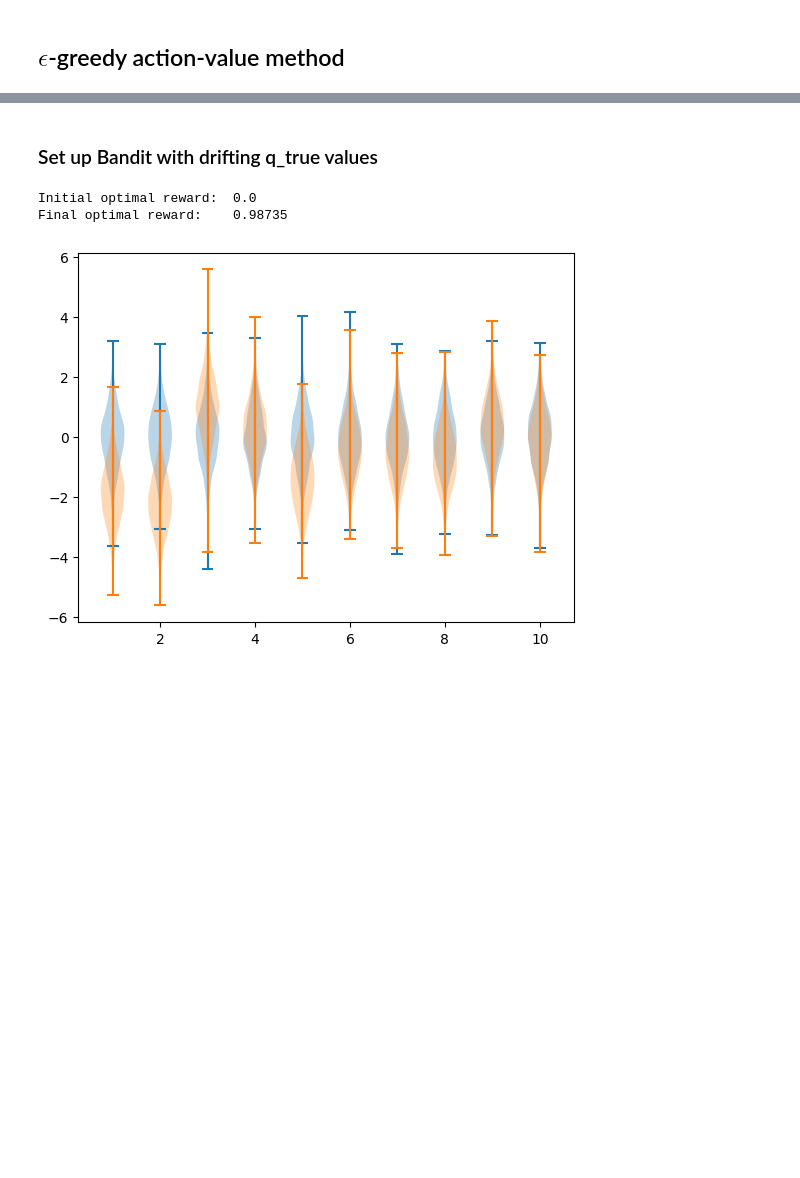
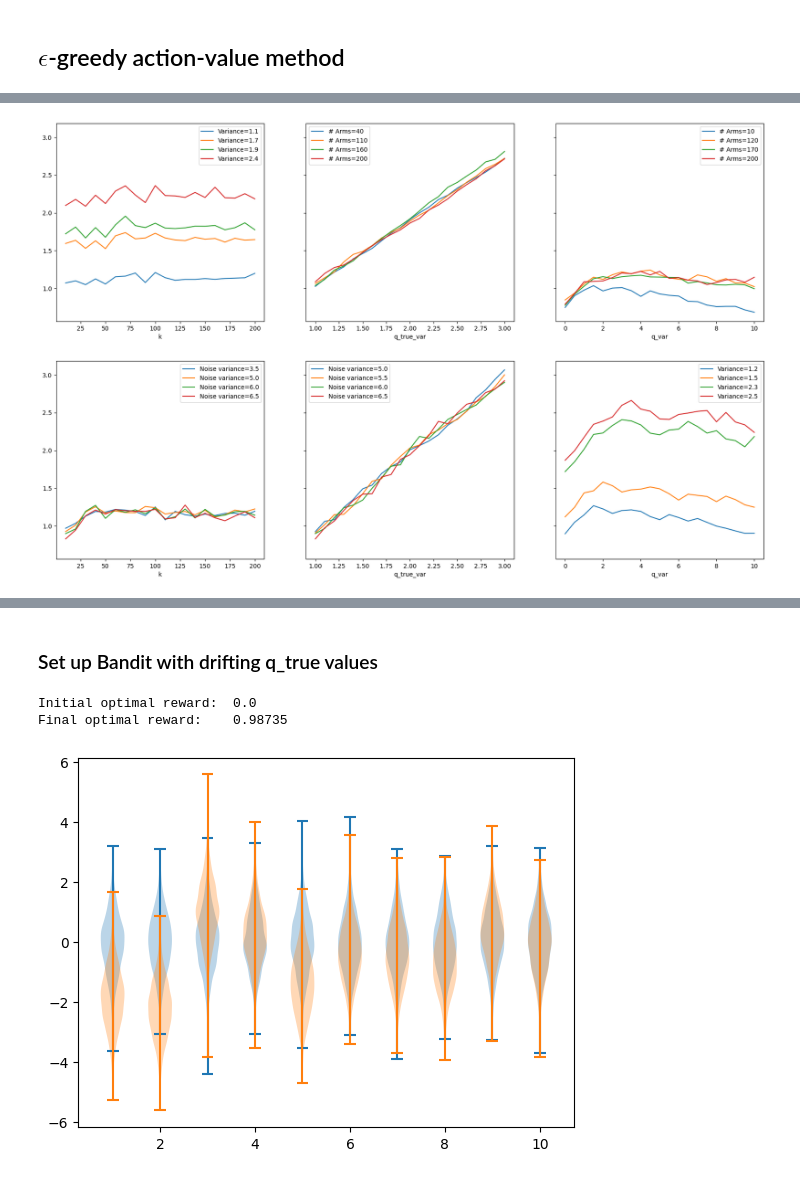
Before and after one commit to alex-ortan/RL_sutton_barto, a Jupyter notebook: ch2/k-armed_bandit_simulation.ipynb, the cells around one changed output, grey strips where cells are left out. Cells and saved outputs as stored; diff of their text form; code cells hidden in the pictures; blank space fills up the shorter version.

```diff
--- a/ch2/k-armed_bandit_simulation.ipynb
+++ b/ch2/k-armed_bandit_simulation.ipynb
@@ -70,0 +123,7 @@ Wall time: 1min 4s
+# %%
+# Bandit parameters
+epsilon = 0
+
+# Simulation parameters
+T = 1000  # number of timesteps played
+R = 200  # number of runs to play in the simulation
@@ -70,0 +153,19 @@ Wall time: 1min 4s
+# %%
+%%time
+
+try:
+    len(limits.keys())
+except NameError:
+    limits = {}
+
+for params in ParameterGrid(scenarios):
+    key = (params["k"], params["q_true_var"], params["q_var"])
+
+    # Skip already computed values
+    if key in limits:
+        continue
+
+    rewards, optimal = run_experiment_parallel(R, epsilon, T, params["k"], q_true_var=params["q_true_var"], q_var=params["q_var"], estimator=SampleAverageEstimator)
+    limits[key] = rewards[-int(T/10):].mean().item()
+
+df = pd.Series(limits).rename_axis(["k", "q_true_var", "q_var"]).reset_index(name="reward")
@@ -70,0 +175,20 @@ Wall time: 1min 4s
+# %%
+fig, axes = plt.subplots(2, 3, figsize=(21, 13), sharey=True);
+
+# Loop through all variables on x axis
+for i, var1 in enumerate(variables):
+    other_vars = [v for v in variables if v!=var1]
+
+    # Loop through second variables for multiline plot
+    for j, var2 in enumerate(other_vars):
+        var3 = [v for v in variables if v not in (var1, var2)][0]
+        var2_sample = sorted(random.sample(list(df[var2].unique()), 4))
+
+        # Select data for this plot
+        df_plot = df[(df[var3] == start_values[var3]) & df[var2].isin(var2_sample)]
+
+        # Draw a line plot for each value of var2
+        for val, group in df_plot.groupby(var2):
+            group.sort_values(var1).plot(x=var1, y="reward", ax=axes[j,i], label=f"{var_names[var2]}={val}")
+# %% [output]
+[figure, added]
```
Also changed, not shown: parts of 11 cells of this notebook, 5 other files.
